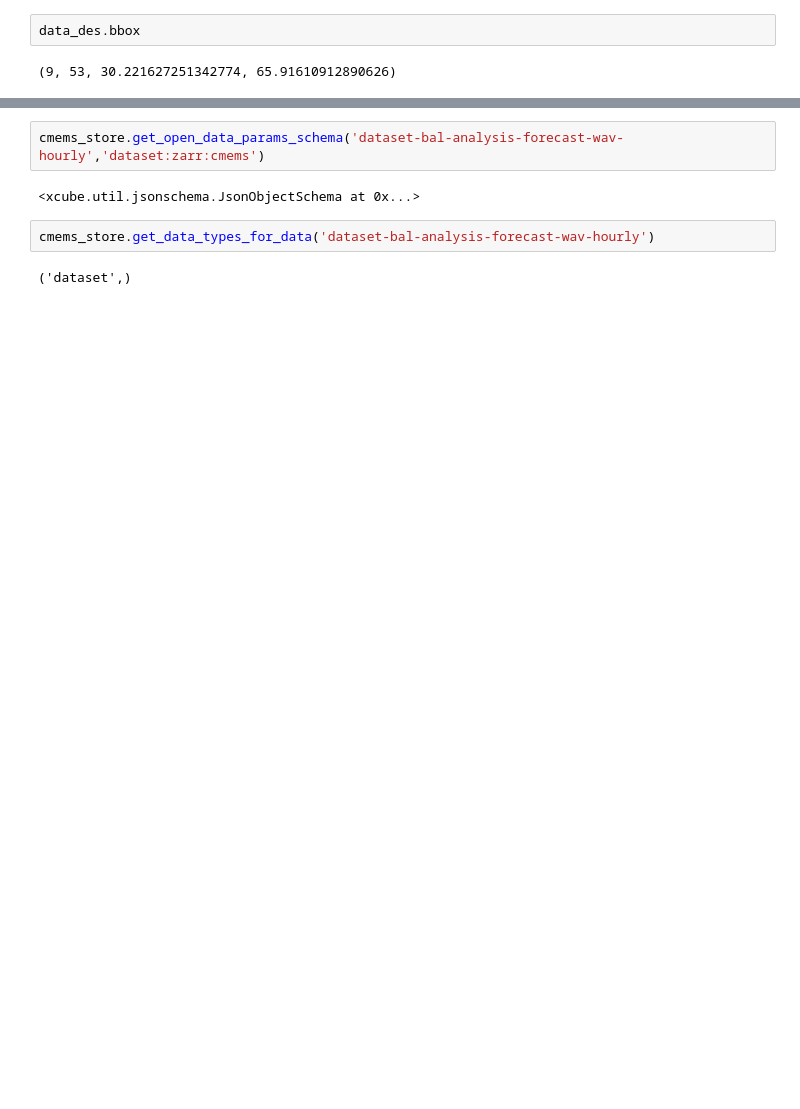
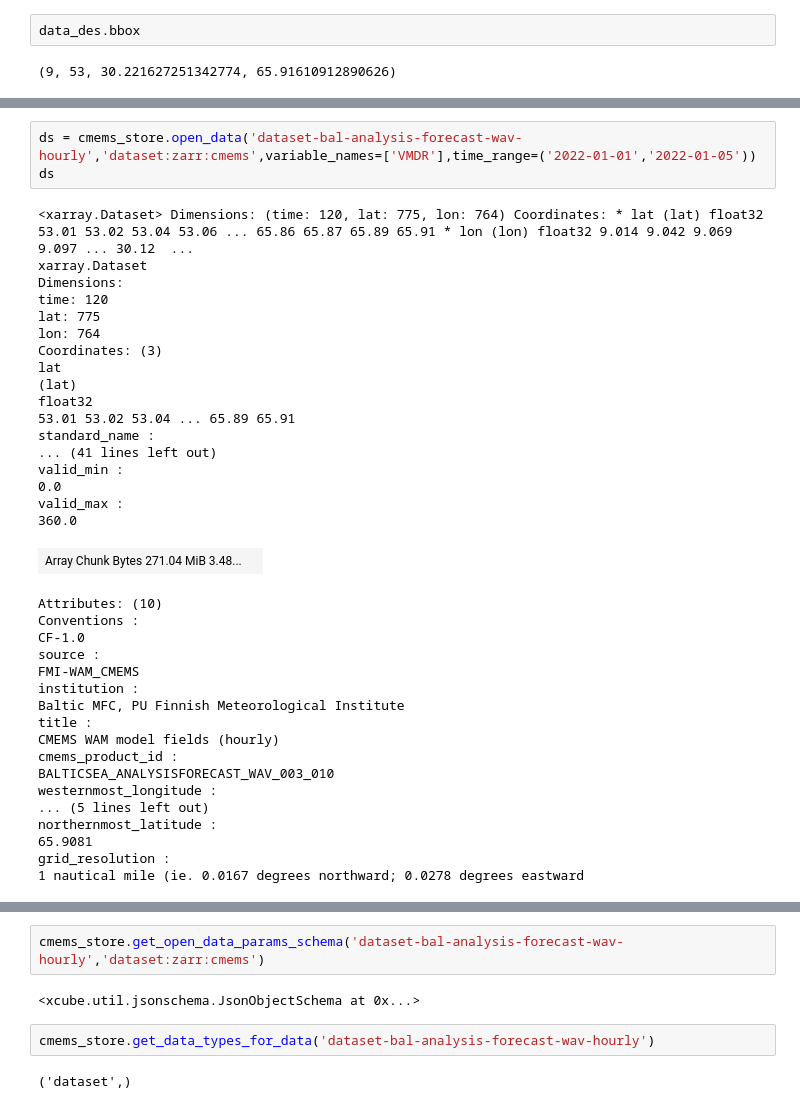
Before and after one commit to xcube-dev/xcube-cmems, a Jupyter notebook: examples/notebooks/cmems_ds_example.ipynb, the cells around one changed output, grey strips where cells are left out. Saved outputs shown, nothing was run; the diff lists cells and outputs as text; blank space fills up the shorter version.

```diff
--- a/examples/notebooks/cmems_ds_example.ipynb
+++ b/examples/notebooks/cmems_ds_example.ipynb
@@ -86 +127,40 @@ Attributes:
+# %%
+ds = cmems_store.open_data('dataset-bal-analysis-forecast-wav-hourly','dataset:zarr:cmems',variable_names=['VMDR'],time_range=('2022-01-01','2022-01-05'))
+ds
+# %% [output]
+<xarray.Dataset> Dimensions: (time: 120, lat: 775, lon: 764) Coordinates: * lat (lat) float32 53.01 53.02 53.04 53.06 ... 65.86 65.87 65.89 65.91 * lon (lon) float32 9.014 9.042 9.069 9.097 ... 30.12  ...
+xarray.Dataset
+Dimensions:
+time: 120
+lat: 775
+lon: 764
+Coordinates: (3)
+lat
+(lat)
+float32
+53.01 53.02 53.04 ... 65.89 65.91
+standard_name :
+... (41 lines left out)
+valid_min :
+0.0
+valid_max :
+360.0
+| Array Chunk Bytes 271.04 MiB 3.48... |  |
+Attributes: (10)
+Conventions :
+CF-1.0
+source :
+FMI-WAM_CMEMS
+institution :
+Baltic MFC, PU Finnish Meteorological Institute
+title :
+CMEMS WAM model fields (hourly)
+cmems_product_id :
+BALTICSEA_ANALYSISFORECAST_WAV_003_010
+westernmost_longitude :
+... (5 lines left out)
+northernmost_latitude :
+65.9081
+grid_resolution :
+1 nautical mile (ie. 0.0167 degrees northward; 0.0278 degrees eastward
 # %%
```
Also changed, not shown: parts of 6 cells of this notebook, 3 other files.
